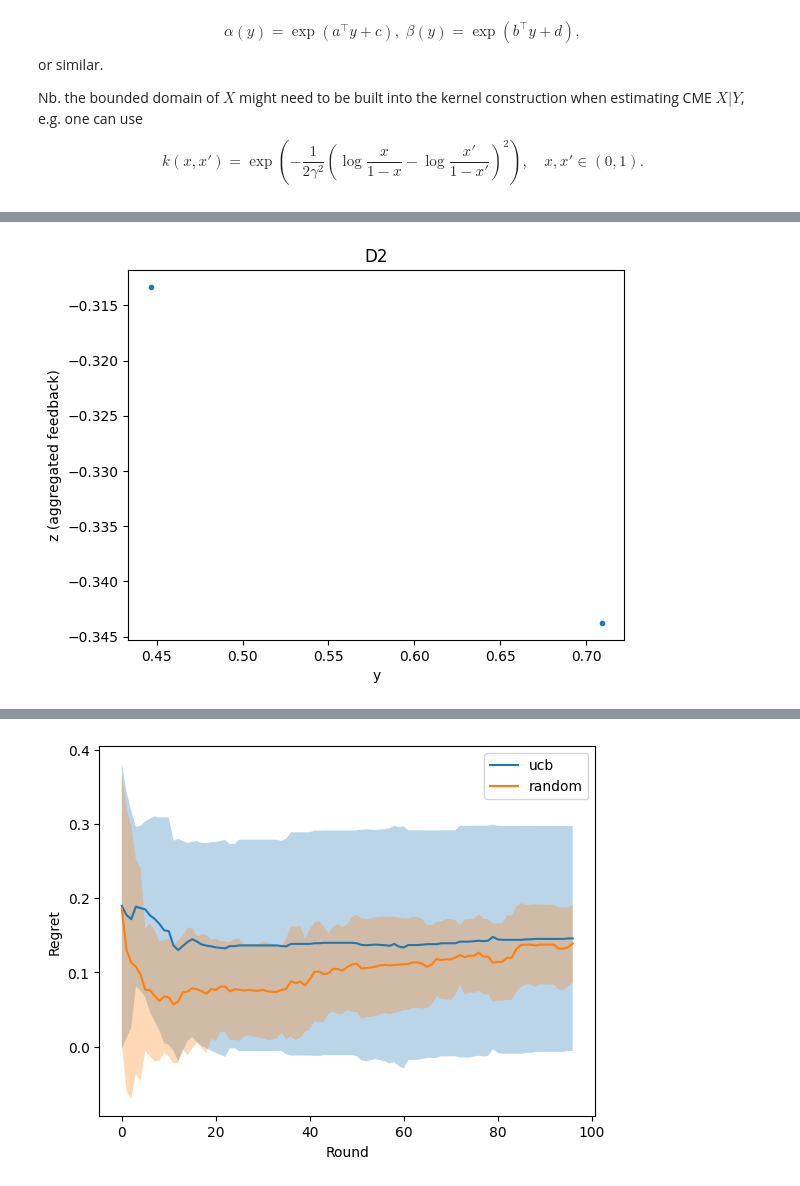
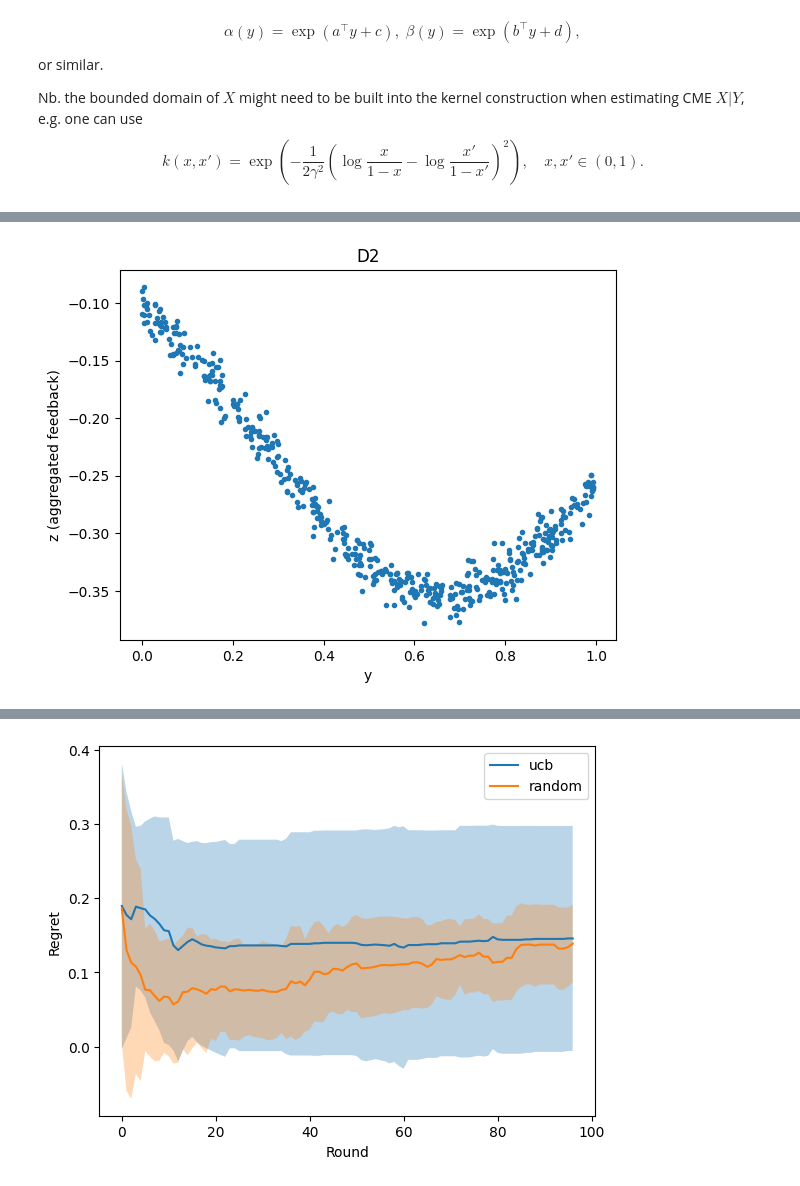
Before and after one commit to Mengyanz/deconditional-downscaling, a Jupyter notebook: simulation.ipynb, the cells around one changed output, grey strips where cells are left out. Saved outputs shown, nothing was run; the diff lists cells and outputs as text; code cells hidden in the pictures.

```diff
--- a/simulation.ipynb
+++ b/simulation.ipynb
@@ -92,6 +92,7 @@ a = 0.1
 b = 4
 c = 2
 d = 0
+sigma = 0.01
 # %%
 # a = 1
 # b = 4
@@ -112,7 +113,7 @@ Text(0, 0.5, 'f(x)')
 # %%
-ys2, zs = generate_D2(2, a,b,c,d, 0.01)
+ys2, zs = generate_D2(500, a,b,c,d, sigma)
 # %% [output]
-[figure, old version]
+[figure, new version]
 # %%
 muz, sigmaz = zs.mean(), zs.std()
 zs = (zs - muz) / sigmaz
```
Also changed, not shown: parts of 21 cells of this notebook, 2 other files.
